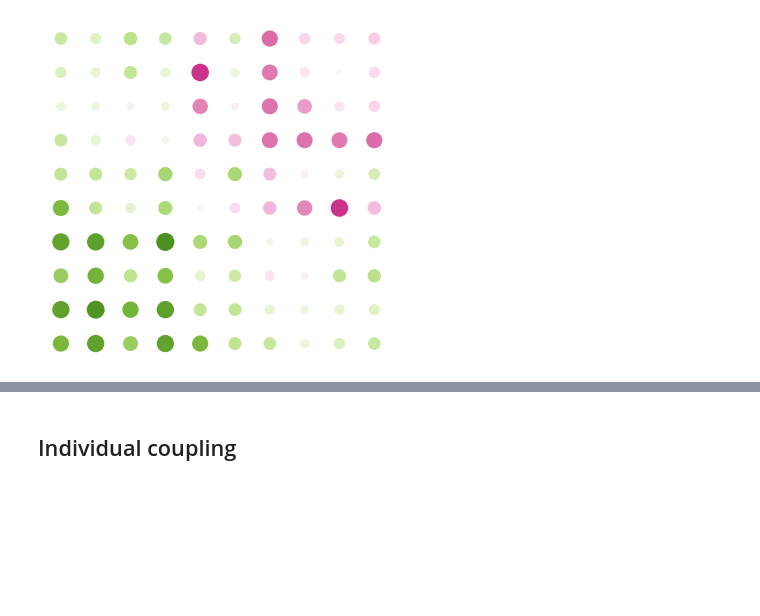
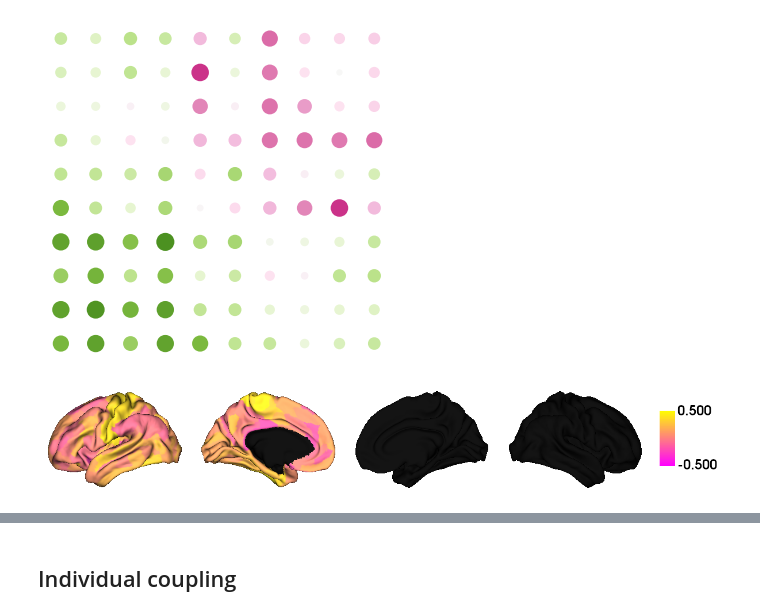
Before and after one commit to wanb-psych/microstructral_asymmetry, a Jupyter notebook: vis_hcp_202401.ipynb, the cells around one changed output, grey strips where cells are left out. Cells and saved outputs as stored; diff of their text form; code cells hidden in the pictures; blank space fills up the shorter version.

```diff
--- a/vis_hcp_202401.ipynb
+++ b/vis_hcp_202401.ipynb
@@ -85,9 +83,9 @@ df_total
 | 179 | 6.022359 | 2.340308e-09 | 2.537683e-09 | 0.181498 |
 180 rows × 4 columns
 # %%
-ca_lh = np.zeros((1101,12)) # sub, ca
-ca_rh = np.zeros((1101,12))
-for i in range(1101):
+ca_lh = np.zeros((n_sub,12)) # sub, ca
+ca_rh = np.zeros((n_sub,12))
+for i in range(n_sub):
   for n in range(12):
     ca_lh[i,n] = np.mean(lh_z[i][ca[:180]==n+1])
     ca_rh[i,n] = np.mean(rh_z[i][ca[180:]==n+1])
@@ -105,10 +103,19 @@ glasser_r[glasser_r==180]=0
 glasser = np.concatenate((glasser_l,glasser_r))
 mask = glasser != 0
 # %%
+'''
+parcel = loadmat('../hcp/parcels360.mat')
+glasser = parcel['parcels360x'][0].copy()
+glasser[:10242] = glasser[:10242] - 1
+glasser[10242:] = glasser[10242:] - 2
+glasser[10242:][glasser[10242:] == 180] = 0
+'''
 mask = glasser != 0
 plot = map_to_labels(mp.mean(axis=0), glasser, mask=mask)
 plot[plot==0]=np.nan
 
+#from brainspace.datasets import load_fsa5
+#lh, rh = load_fsa5()
 fp.plot_surface_lr(lh, rh, data = plot,
                    size = (1200, 200), color_range=(-1,1),
                    cmap = 'BuPu', filename = '../figures/hcp/mean.png')
@@ -222,0 +236,7 @@ rp
+# %%
+rp = [None] * 6
+r = np.zeros(6)
+for i in range(6):
+  target = np.loadtxt('../bigbrain/mp_asy_layer_'+str(i+1)+'.txt')
+  rp[i] = fs.spin_pearson(data, target)
+rp
@@ -497,3 +537,18 @@ plt.axis('off')
 plt.savefig('../figures/hcp/fc_intra_rankedbyai.png', dpi=300, transparent=True)
 # %% [output]
 [figure]
+# %%
+fc_asy = (fc_LL - fc_RR)/(fc_LL + fc_RR)
+fc_asy[np.isnan(fc_asy)] = 0
+spatial_coup = np.zeros(180)
+for i in range(180):
+    spatial_coup[i] = ss.pearsonr(asy_total.mean(axis=0), fc_asy[i])[0]
+
+plot = map_to_labels(np.concatenate((spatial_coup,np.zeros(180))), glasser, mask=mask)
+plot[plot==0]=np.nan
+
+fp.plot_surface_lr(lh, rh, data = plot,
+                   size = (1200, 200), color_range=(-0.5,0.5),
+                   cmap = 'spring', filename = '../figures/hcp/mean_func_asy_full.png')
+# %% [output]
+[figure, added]
```
Also changed, not shown: parts of 29 cells of this notebook.
